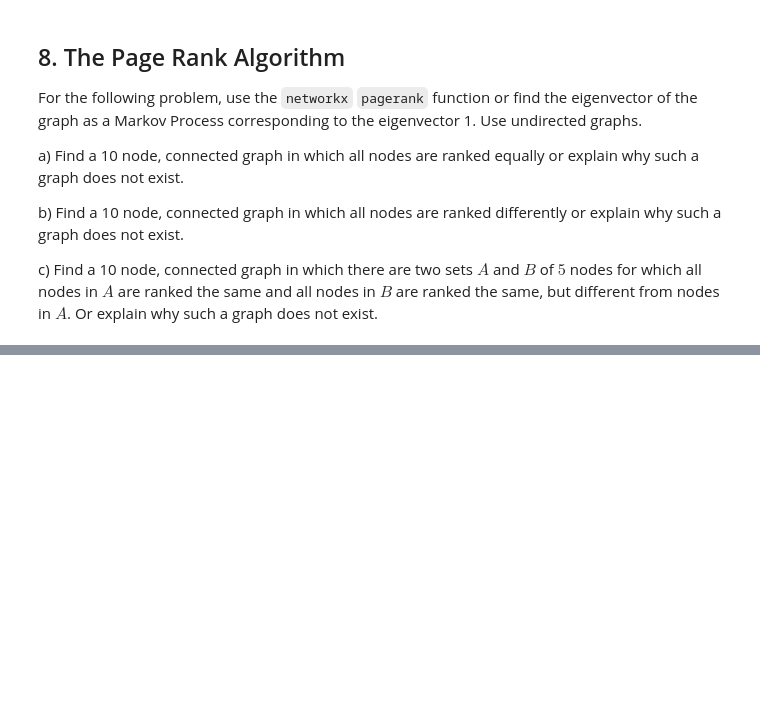
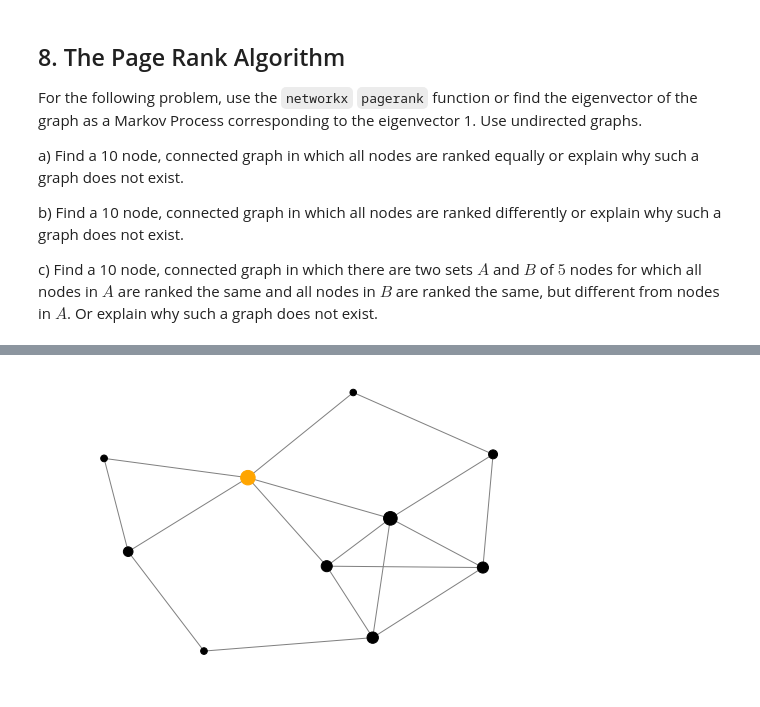
Before and after one commit to kegedy/EE502P, a Jupyter notebook: hw/kevin/HW08.ipynb, the cells around one changed output, grey strips where cells are left out. Cells and saved outputs as stored; diff of their text form; code cells hidden in the pictures; blank space fills up the shorter version.

```diff
--- a/hw/kevin/HW08.ipynb
+++ b/hw/kevin/HW08.ipynb
@@ -670,0 +687,26 @@ max(vals),m
+# %%
+# Part B
+# Find a 10 node, connected graph in which all nodes are ranked differently
+
+n = 10
+p = 0.5
+G = None
+vals = None
+while(1):
+    G = nx.fast_gnp_random_graph(n,p)
+    vals = np.array(list(nx.pagerank(G).values()))
+    #if nx.number_connected_components(G)>1: continue
+    if len(np.unique(vals)) == len(vals): break
+
+# Draw the network
+vals
+m = np.argmax(vals)
+nx.draw(G,
+        with_labels=False,
+        node_color=['black' if k != m else 'orange' for k in range(n)],
+        edge_color='gray',
+        node_size=(100*vals)**2,
+        node_shape='o',
+        pos=nx.kamada_kawai_layout(G))
+# %% [output]
+[figure, added]
```
Also changed, not shown: parts of 11 cells of this notebook.
